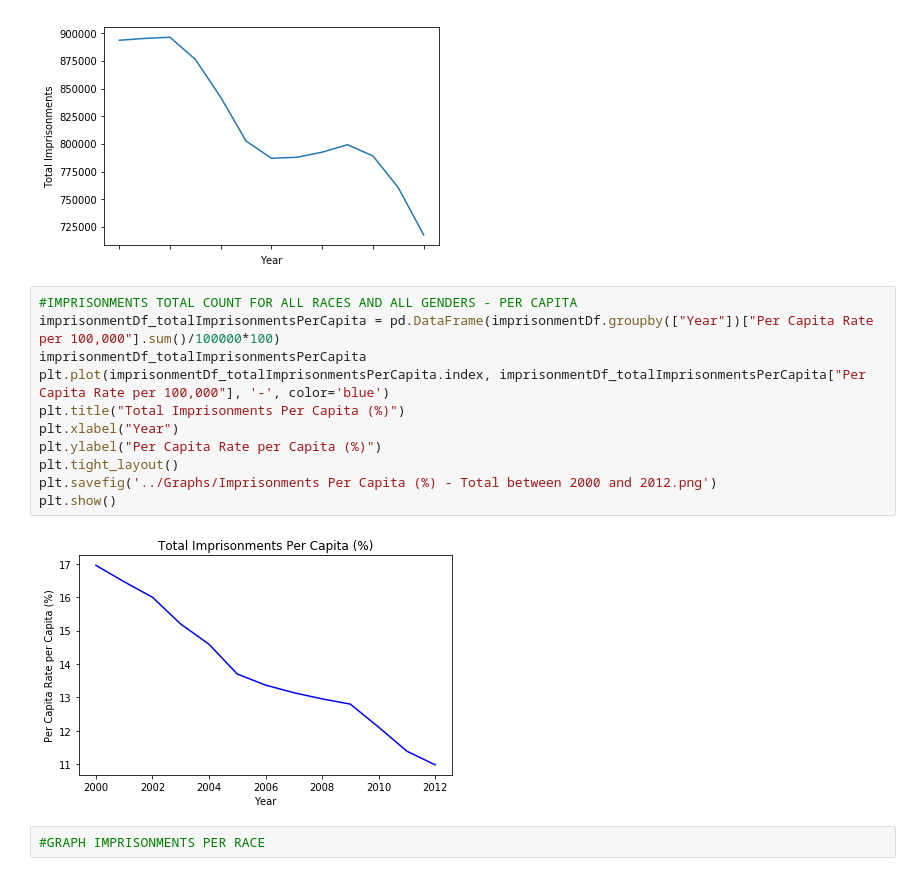
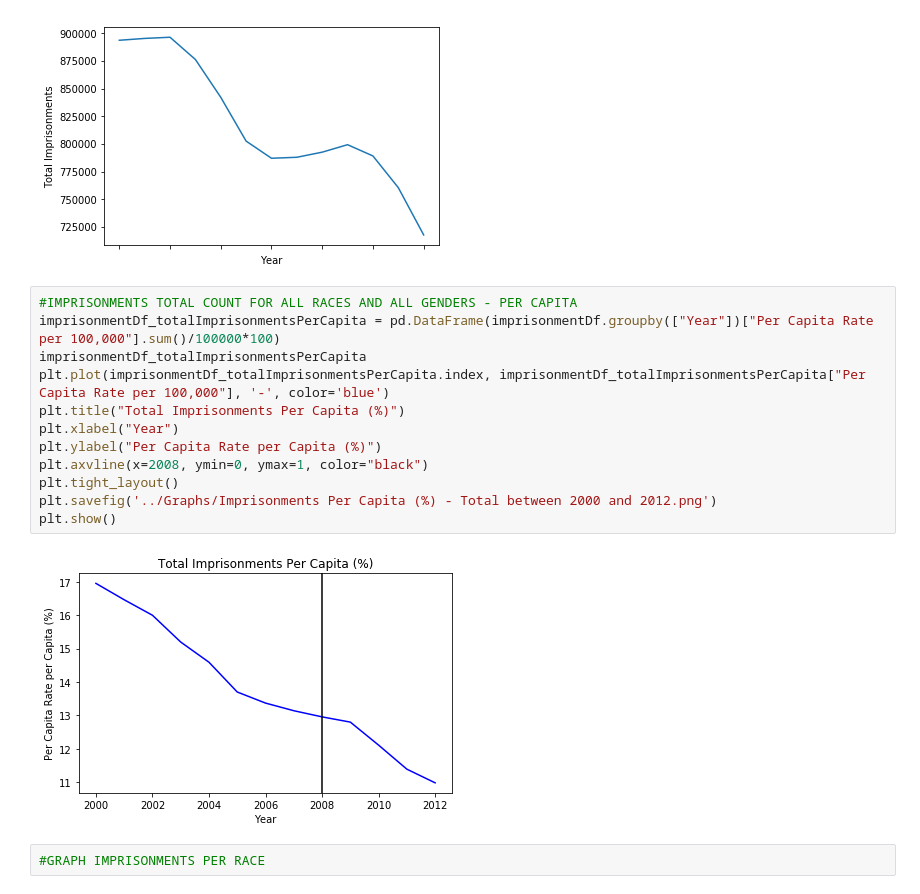
Before and after one commit to callanyan/BootCamp_GroupProjecT_Team5-by-5, a Jupyter notebook: Cleaning_Actual/ImprisonmentData_07.ipynb, the cells around one changed output. Saved outputs shown, nothing was run; the diff lists cells and outputs as text.

```diff
--- a/Cleaning_Actual/ImprisonmentData_07.ipynb
+++ b/Cleaning_Actual/ImprisonmentData_07.ipynb
@@ -151,16 +151,17 @@ plt.show()
 # %%
 #IMPRISONMENTS TOTAL COUNT FOR ALL RACES AND ALL GENDERS - PER CAPITA
 imprisonmentDf_totalImprisonmentsPerCapita = pd.DataFrame(imprisonmentDf.groupby(["Year"])["Per Capita Rate per 100,000"].sum()/100000*100)
 imprisonmentDf_totalImprisonmentsPerCapita
 plt.plot(imprisonmentDf_totalImprisonmentsPerCapita.index, imprisonmentDf_totalImprisonmentsPerCapita["Per Capita Rate per 100,000"], '-', color='blue')
 plt.title("Total Imprisonments Per Capita (%)")
 plt.xlabel("Year")
 plt.ylabel("Per Capita Rate per Capita (%)")
+plt.axvline(x=2008, ymin=0, ymax=1, color="black")
 plt.tight_layout()
 plt.savefig('../Graphs/Imprisonments Per Capita (%) - Total between 2000 and 2012.png')
 plt.show()
 # %% [output]
-[figure, old version]
+[figure, new version]
 # %%
 #GRAPH IMPRISONMENTS PER RACE
 # %%
```
Also changed, not shown: 1 other file.
